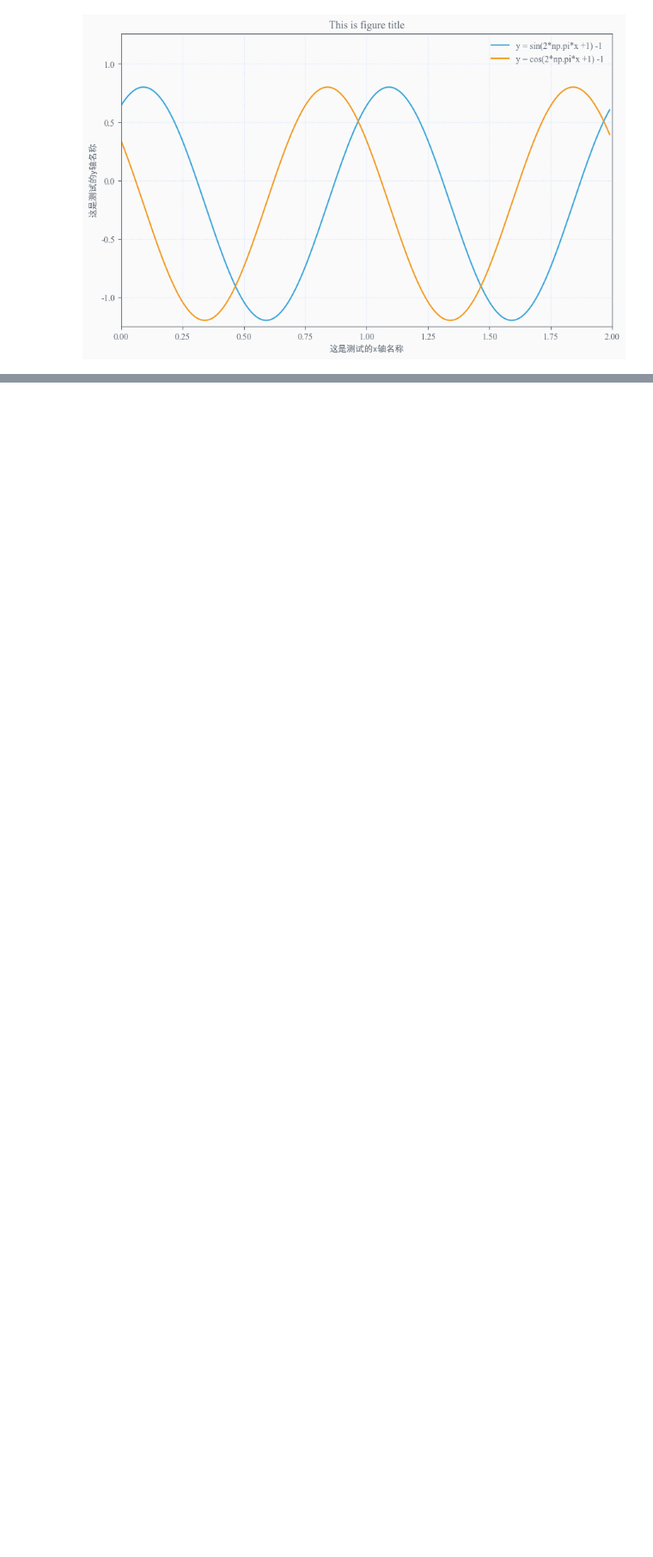
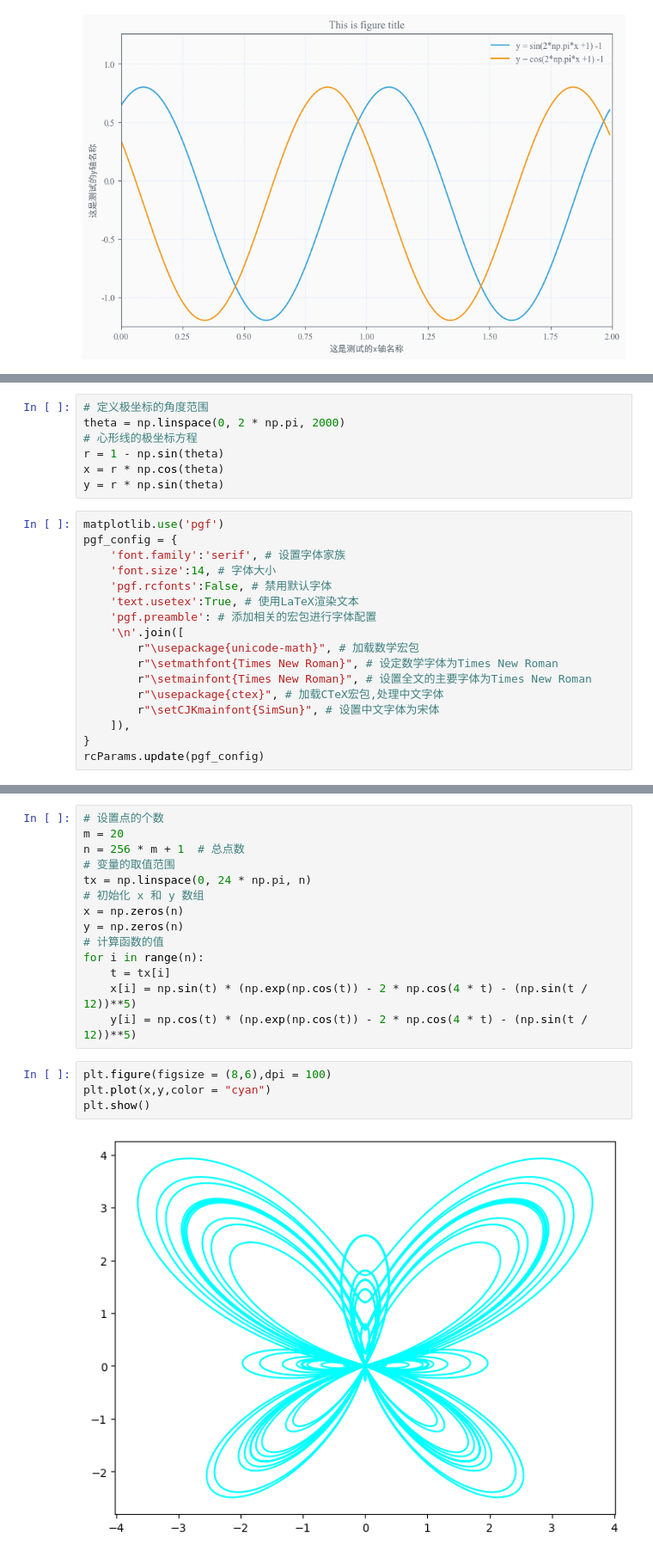
Before and after one commit to 750402142/Python_Learn, a Jupyter notebook: pylearn/模块4-数据可视化/学术.ipynb, the cells around one changed output, grey strips where cells are left out. Shown: that part at 86% size. Cells and saved outputs as stored; diff of their text form; blank space fills up the shorter version.

```diff
--- a/pylearn/模块4-数据可视化/学术.ipynb
+++ b/pylearn/模块4-数据可视化/学术.ipynb
@@ -83,0 +157,24 @@ dict_keys(['dark', 'light', 'mirage'])
+# %%
+# 定义极坐标的角度范围
+theta = np.linspace(0, 2 * np.pi, 2000)
+# 心形线的极坐标方程
+r = 1 - np.sin(theta)
+x = r * np.cos(theta)
+y = r * np.sin(theta)
+# %%
+matplotlib.use('pgf')
+pgf_config = {
+    'font.family':'serif', # 设置字体家族
+    'font.size':14, # 字体大小
+    'pgf.rcfonts':False, # 禁用默认字体
+    'text.usetex':True, # 使用LaTeX渲染文本
+    'pgf.preamble': # 添加相关的宏包进行字体配置
+    '\n'.join([
+        r"\usepackage{unicode-math}", # 加载数学宏包
+        r"\setmathfont{Times New Roman}", # 设定数学字体为Times New Roman
+        r"\setmainfont{Times New Roman}", # 设置全文的主要字体为Times New Roman
+        r"\usepackage{ctex}", # 加载CTeX宏包,处理中文字体
+        r"\setCJKmainfont{SimSun}", # 设置中文字体为宋体
+    ]),
+}
+rcParams.update(pgf_config)
@@ -83,0 +217,20 @@ dict_keys(['dark', 'light', 'mirage'])
+# %%
+# 设置点的个数
+m = 20
+n = 256 * m + 1  # 总点数
+# 变量的取值范围
+tx = np.linspace(0, 24 * np.pi, n)
+# 初始化 x 和 y 数组
+x = np.zeros(n)
+y = np.zeros(n)
+# 计算函数的值
+for i in range(n):
+    t = tx[i]
+    x[i] = np.sin(t) * (np.exp(np.cos(t)) - 2 * np.cos(4 * t) - (np.sin(t / 12))**5)
+    y[i] = np.cos(t) * (np.exp(np.cos(t)) - 2 * np.cos(4 * t) - (np.sin(t / 12))**5)
+# %%
+plt.figure(figsize = (8,6),dpi = 100)
+plt.plot(x,y,color = "cyan")
+plt.show()
+# %% [output]
+[figure, added]
```
Also changed, not shown: parts of 17 cells of this notebook, 1 other file.
